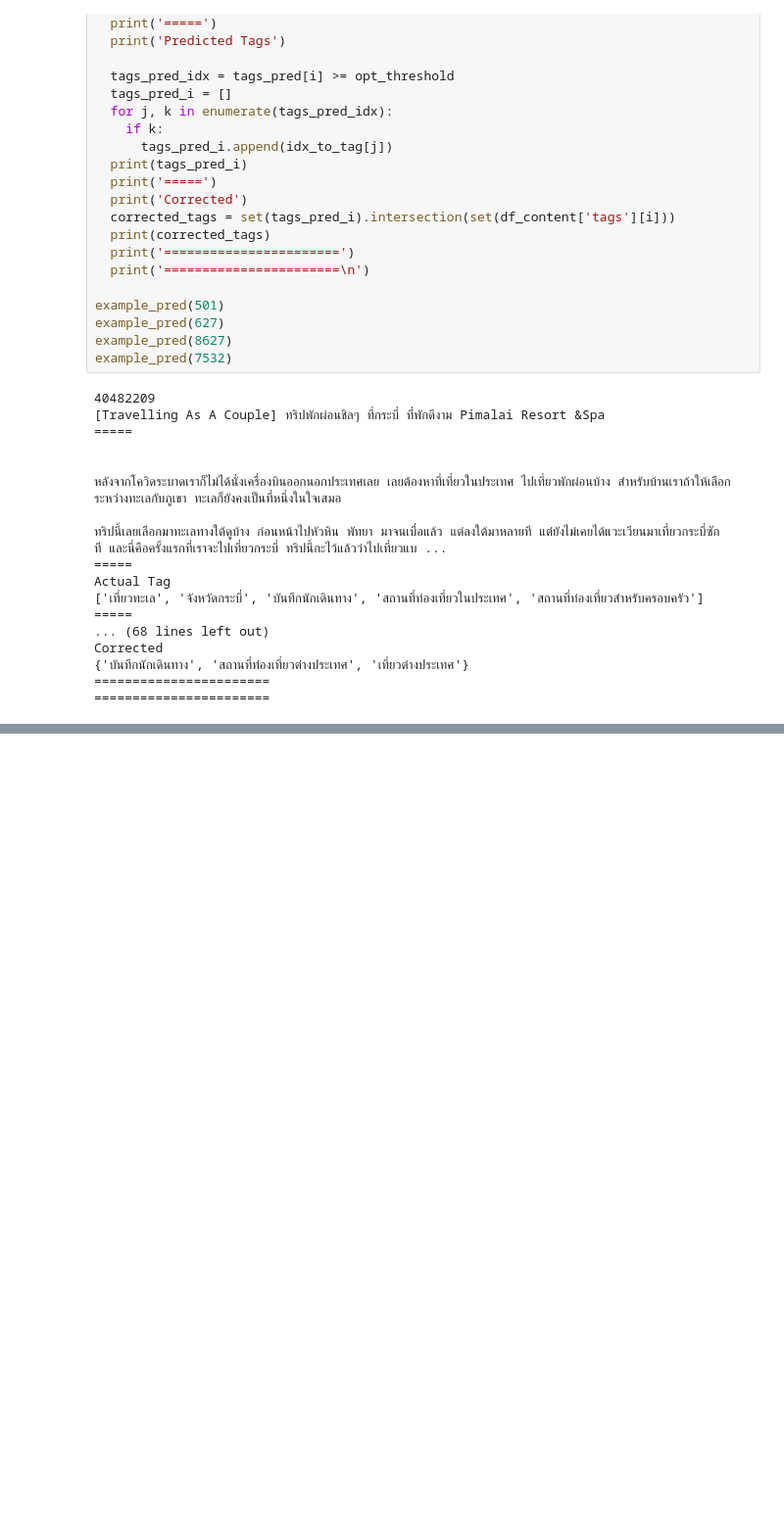
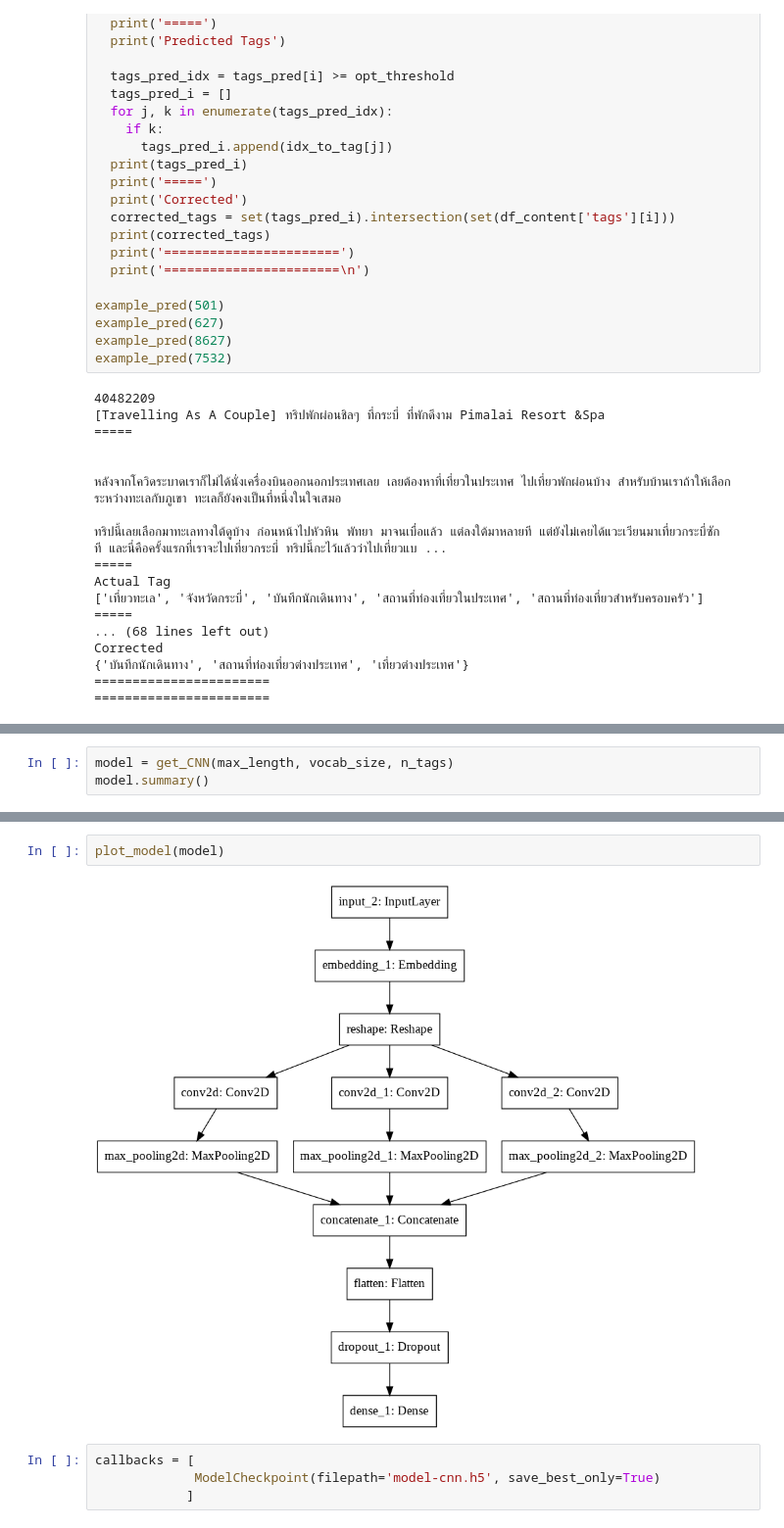
Before and after one commit to fcpty2/HashTag_Recommender, a Jupyter notebook: tag_recommender.ipynb, the cells around one changed output, grey strips where cells are left out. Shown: that part at 98% size. Cells and saved outputs as stored; diff of their text form; blank space fills up the shorter version.

Commit message:
edit model

```diff
--- a/tag_recommender.ipynb
+++ b/tag_recommender.ipynb
@@ -368,0 +413,3 @@ Corrected
+# %%
+model = get_CNN(max_length, vocab_size, n_tags)
+model.summary()
@@ -368,0 +434,8 @@ Corrected
+# %%
+plot_model(model)
+# %% [output]
+[figure, added]
+# %%
+callbacks = [
+             ModelCheckpoint(filepath='model-cnn.h5', save_best_only=True)
+            ]
```
Also changed, not shown: parts of 14 cells of this notebook.
